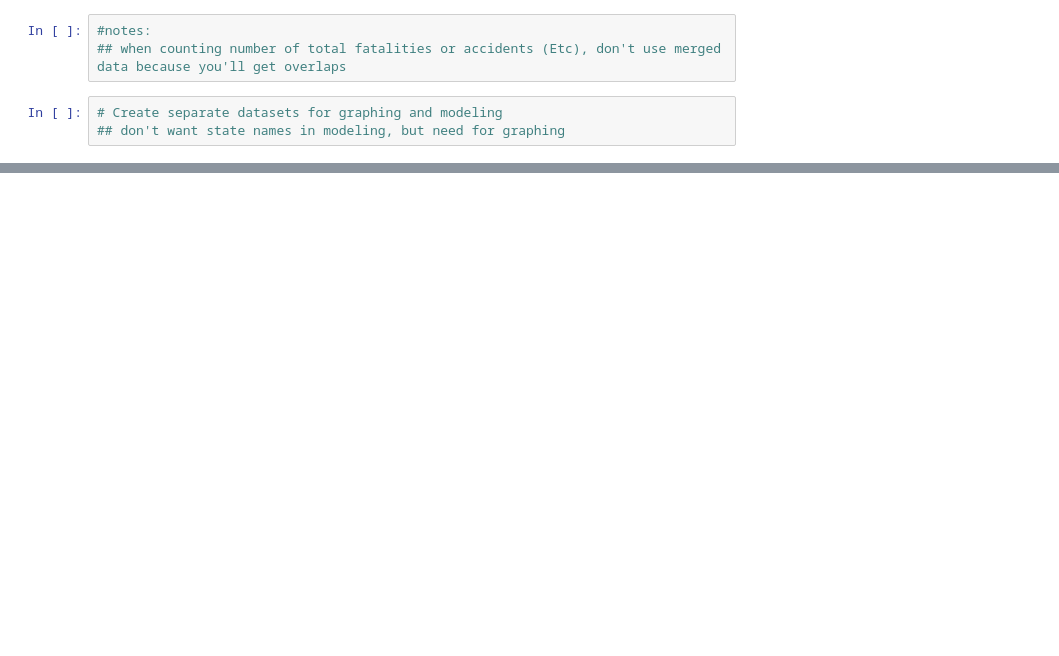
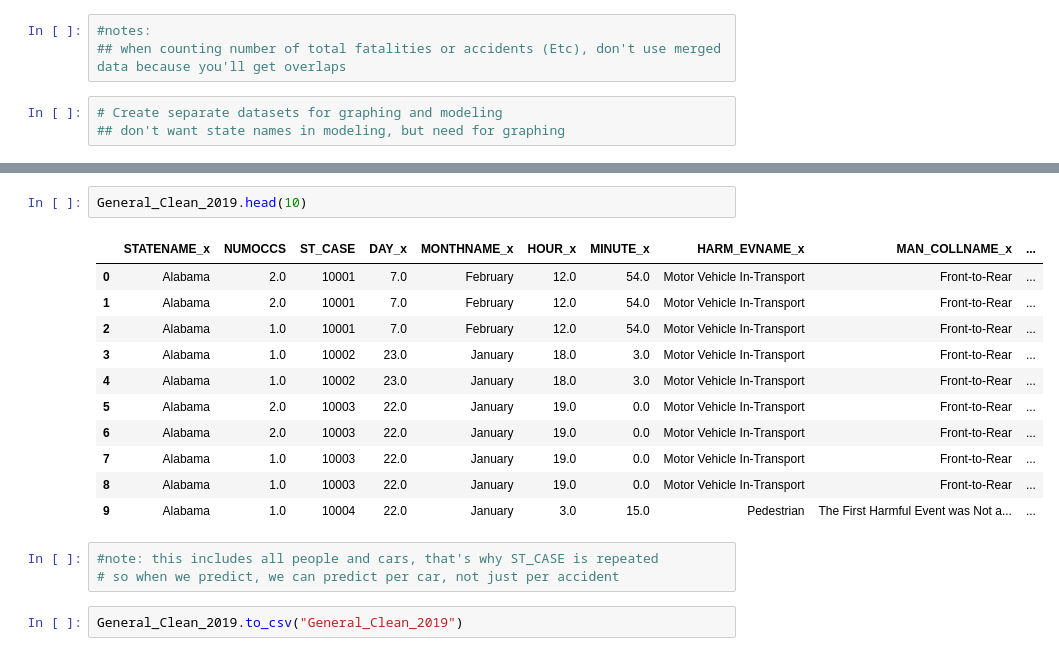
Before and after one commit to joshrrosen/PPOL564-Final-Project, a Jupyter notebook: 2019_Data_Manipulation.ipynb, the cells around one changed output, grey strips where cells are left out. Cells and saved outputs as stored; diff of their text form; blank space fills up the shorter version.

```diff
--- a/2019_Data_Manipulation.ipynb
+++ b/2019_Data_Manipulation.ipynb
@@ -219,0 +225,19 @@ General_Clean_2019.shape
+# %%
+General_Clean_2019.head(10)
+# %% [output]
+|  | STATENAME_x | NUMOCCS | ST_CASE | DAY_x | MONTHNAME_x | HOUR_x | MINUTE_x | HARM_EVNAME_x | MAN_COLLNAME_x | ... |
+| 0 | Alabama | 2.0 | 10001 | 7.0 | February | 12.0 | 54.0 | Motor Vehicle In-Transport | Front-to-Rear | ... |
+| 1 | Alabama | 2.0 | 10001 | 7.0 | February | 12.0 | 54.0 | Motor Vehicle In-Transport | Front-to-Rear | ... |
+| 2 | Alabama | 1.0 | 10001 | 7.0 | February | 12.0 | 54.0 | Motor Vehicle In-Transport | Front-to-Rear | ... |
+| 3 | Alabama | 1.0 | 10002 | 23.0 | January | 18.0 | 3.0 | Motor Vehicle In-Transport | Front-to-Rear | ... |
+| 4 | Alabama | 1.0 | 10002 | 23.0 | January | 18.0 | 3.0 | Motor Vehicle In-Transport | Front-to-Rear | ... |
+| 5 | Alabama | 2.0 | 10003 | 22.0 | January | 19.0 | 0.0 | Motor Vehicle In-Transport | Front-to-Rear | ... |
+| 6 | Alabama | 2.0 | 10003 | 22.0 | January | 19.0 | 0.0 | Motor Vehicle In-Transport | Front-to-Rear | ... |
+| 7 | Alabama | 1.0 | 10003 | 22.0 | January | 19.0 | 0.0 | Motor Vehicle In-Transport | Front-to-Rear | ... |
+| 8 | Alabama | 1.0 | 10003 | 22.0 | January | 19.0 | 0.0 | Motor Vehicle In-Transport | Front-to-Rear | ... |
+| 9 | Alabama | 1.0 | 10004 | 22.0 | January | 3.0 | 15.0 | Pedestrian | The First Harmful Event was Not a... | ... |
+# %%
+#note: this includes all people and cars, that's why ST_CASE is repeated
+# so when we predict, we can predict per car, not just per accident
+# %%
+General_Clean_2019.to_csv("General_Clean_2019")
```
Also changed, not shown: parts of 9 cells of this notebook.
